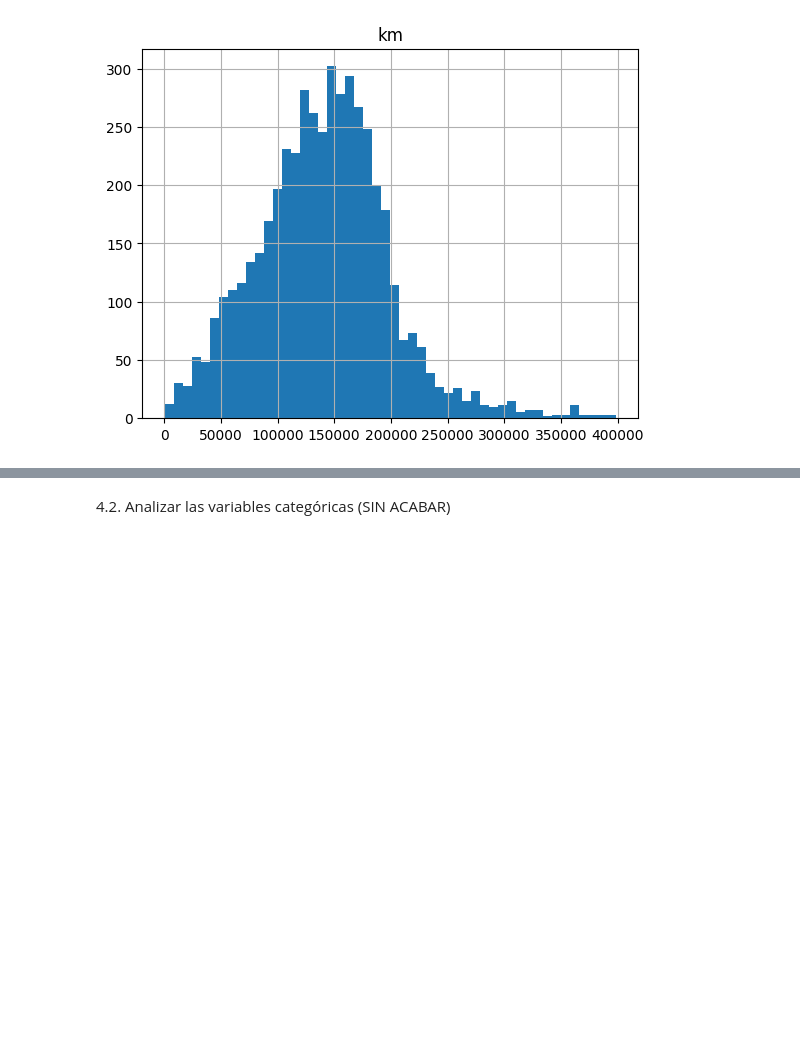
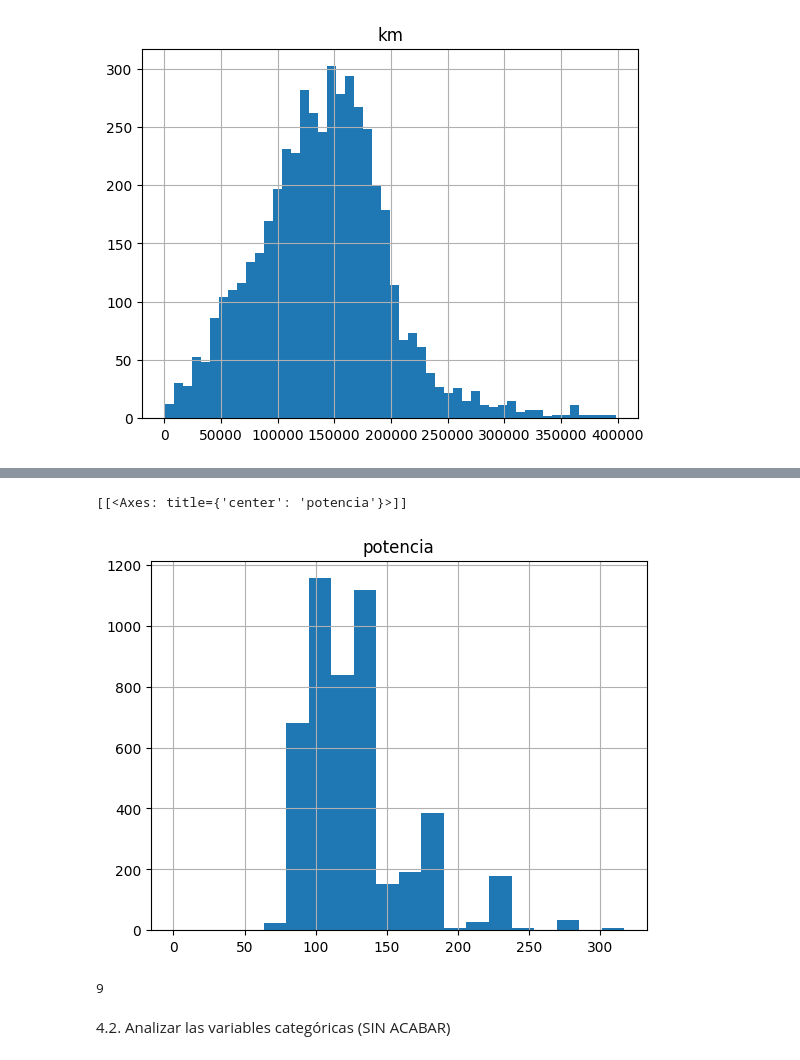
Before and after one commit to tvgtech/BMW_Proj, a Jupyter notebook: Esther_BMW.ipynb, the cells around one changed output, grey strips where cells are left out. Saved outputs shown, nothing was run; the diff lists cells and outputs as text; code cells hidden in the pictures; blank space fills up the shorter version.

```diff
--- a/Esther_BMW.ipynb
+++ b/Esther_BMW.ipynb
@@ -585,0 +600,6 @@ print(df_bmw7.hist('km', bins = 50))
+# %%
+df_bmw7.drop(df_bmw7[(df_bmw7['potencia'] > 350)].index, inplace=True)
+print(df_bmw7.hist('potencia', bins = 20))
+# %% [output]
+[[<Axes: title={'center': 'potencia'}>]]
+[figure, added]
@@ -586,3 +608,7 @@ print(df_bmw7.hist('km', bins = 50))
+# %%
+len(df_bmw6) - len(df_bmw7)
+# %% [output]
+9
 # %% [markdown]
 4.2. Analizar las variables categóricas (SIN ACABAR)
 # %%
```
Also changed, not shown: parts of 38 cells of this notebook.
